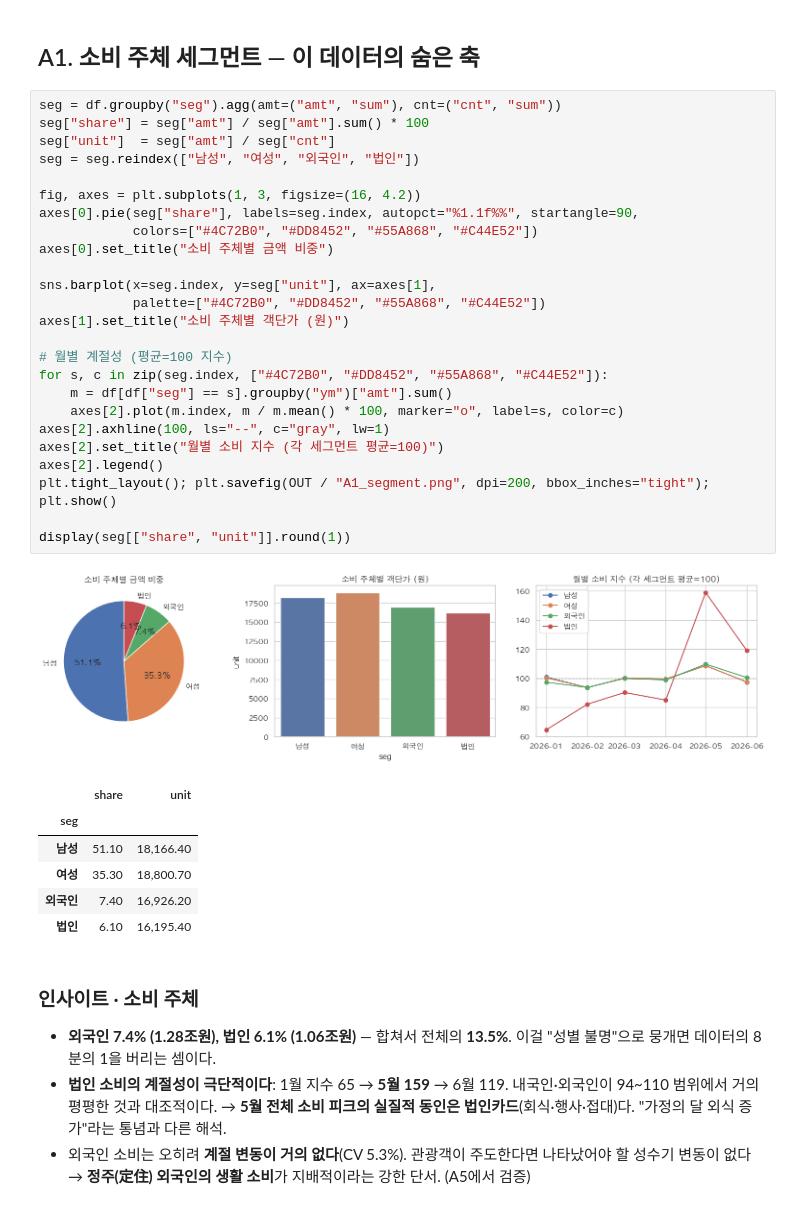
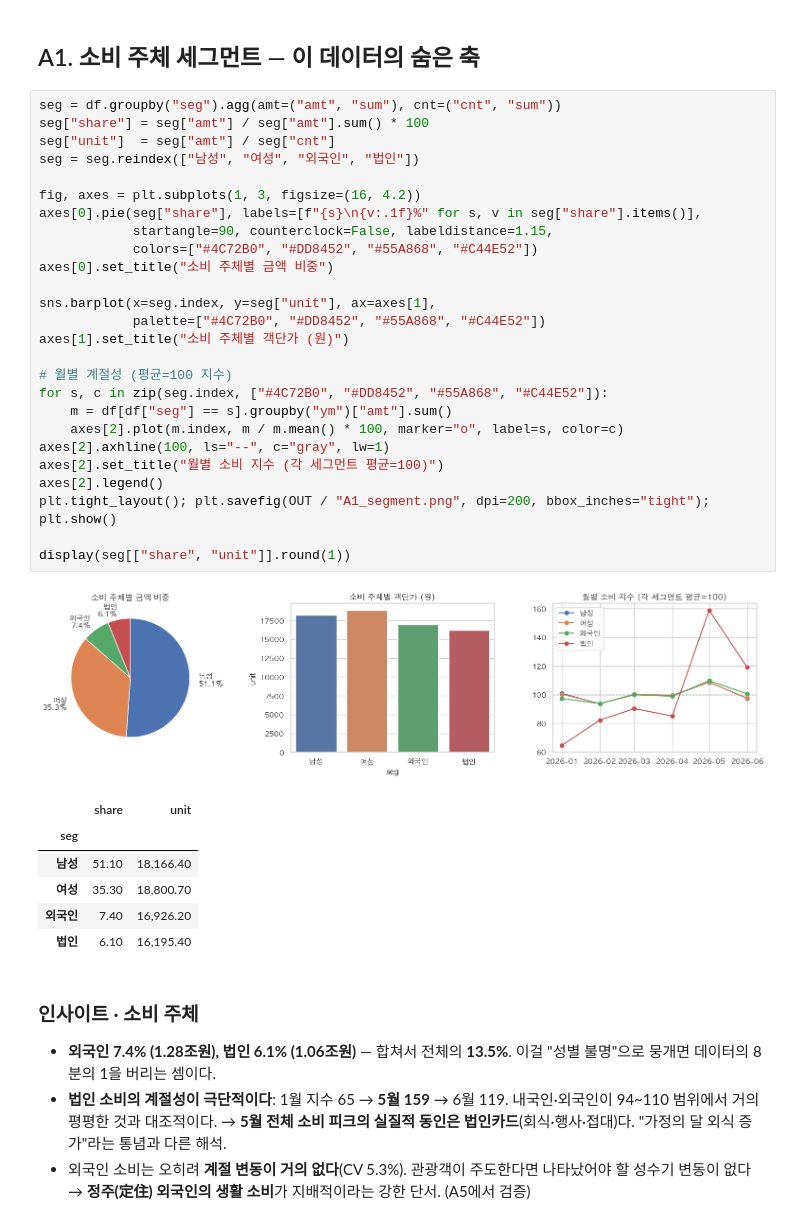
Before and after one commit to Auto-hyun/bccard-contest-2026, a Jupyter notebook: src/01_EDA.ipynb, the cells around one changed output. Cells and saved outputs as stored; diff of their text form.

```diff
--- a/src/01_EDA.ipynb
+++ b/src/01_EDA.ipynb
@@ -157,30 +157,31 @@ pd.set_option("display.float_format", lambda x: f"{x:,.2f}")
 # %%
 seg = df.groupby("seg").agg(amt=("amt", "sum"), cnt=("cnt", "sum"))
 seg["share"] = seg["amt"] / seg["amt"].sum() * 100
 seg["unit"]  = seg["amt"] / seg["cnt"]
 seg = seg.reindex(["남성", "여성", "외국인", "법인"])
 
 fig, axes = plt.subplots(1, 3, figsize=(16, 4.2))
-axes[0].pie(seg["share"], labels=seg.index, autopct="%1.1f%%", startangle=90,
+axes[0].pie(seg["share"], labels=[f"{s}\n{v:.1f}%" for s, v in seg["share"].items()],
+            startangle=90, counterclock=False, labeldistance=1.15,
             colors=["#4C72B0", "#DD8452", "#55A868", "#C44E52"])
 axes[0].set_title("소비 주체별 금액 비중")
 
 sns.barplot(x=seg.index, y=seg["unit"], ax=axes[1],
             palette=["#4C72B0", "#DD8452", "#55A868", "#C44E52"])
 axes[1].set_title("소비 주체별 객단가 (원)")
 
 # 월별 계절성 (평균=100 지수)
 for s, c in zip(seg.index, ["#4C72B0", "#DD8452", "#55A868", "#C44E52"]):
     m = df[df["seg"] == s].groupby("ym")["amt"].sum()
     axes[2].plot(m.index, m / m.mean() * 100, marker="o", label=s, color=c)
 axes[2].axhline(100, ls="--", c="gray", lw=1)
 axes[2].set_title("월별 소비 지수 (각 세그먼트 평균=100)")
 axes[2].legend()
 plt.tight_layout(); plt.savefig(OUT / "A1_segment.png", dpi=200, bbox_inches="tight"); plt.show()
 
 display(seg[["share", "unit"]].round(1))
 # %% [output]
-[figure, old version]
+[figure, new version]
 |  | share | unit |
 | seg |  |  |
 | 남성 | 51.10 | 18,166.40 |
```
Also changed, not shown: 4 other files.
